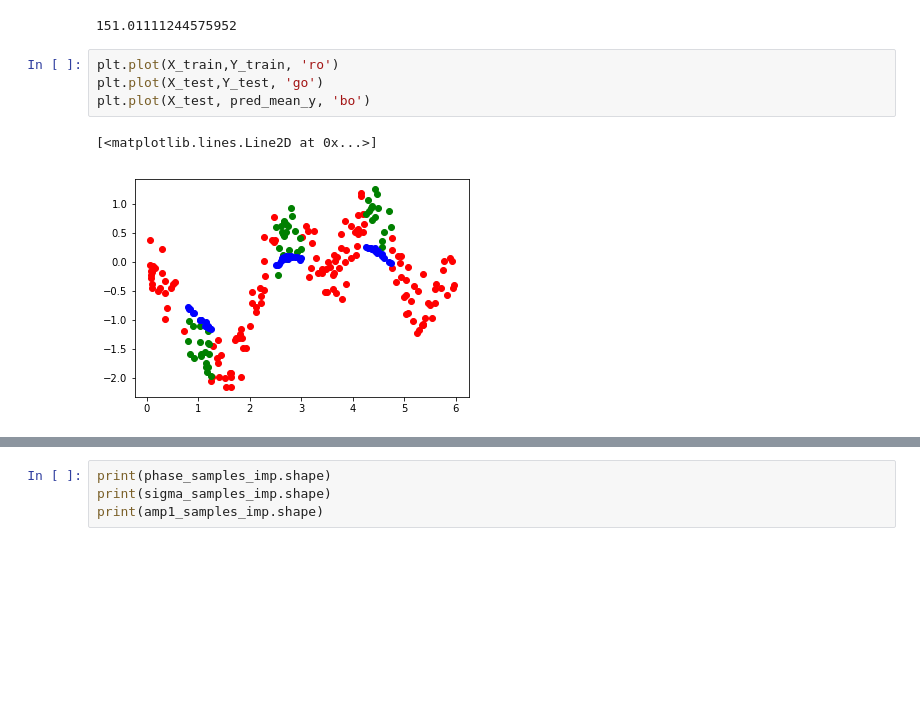
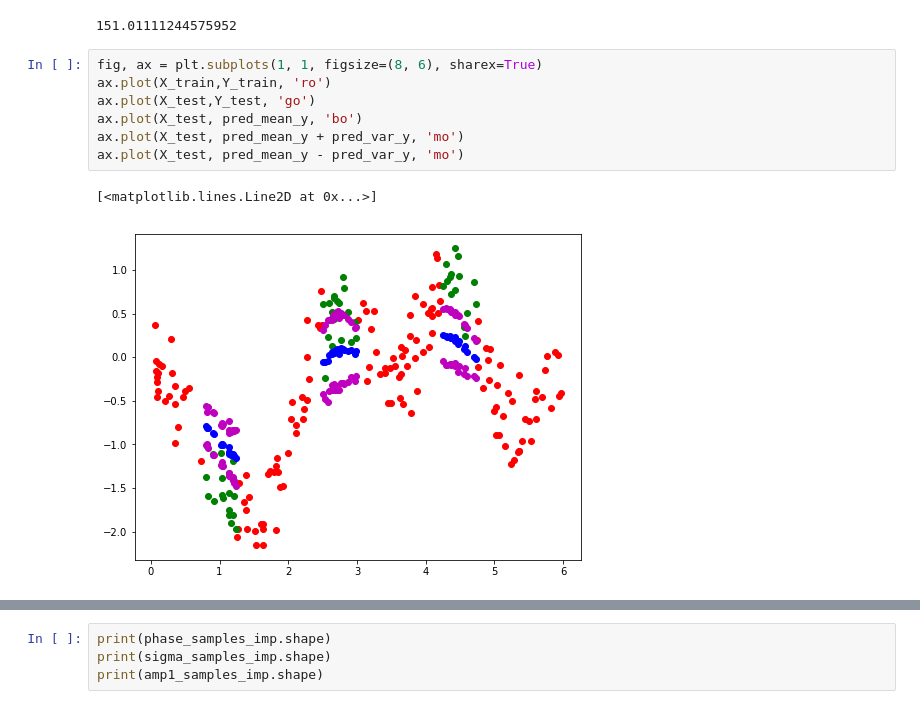
Before and after one commit to adhaka/Sparse_GP_Stan, a Jupyter notebook: temp_work/gp_rff_rbf_pred.ipynb, the cells around one changed output, grey strips where cells are left out. Drawn from its saved outputs; the diff is of its cells as text; blank space fills up the shorter version.

```diff
--- a/temp_work/gp_rff_rbf_pred.ipynb
+++ b/temp_work/gp_rff_rbf_pred.ipynb
@@ -343,9 +360,12 @@ print(mlppd)
 # %% [output]
 151.01111244575952
 # %%
-plt.plot(X_train,Y_train, 'ro')
-plt.plot(X_test,Y_test, 'go')
-plt.plot(X_test, pred_mean_y, 'bo')
+fig, ax = plt.subplots(1, 1, figsize=(8, 6), sharex=True)
+ax.plot(X_train,Y_train, 'ro')
+ax.plot(X_test,Y_test, 'go')
+ax.plot(X_test, pred_mean_y, 'bo')
+ax.plot(X_test, pred_mean_y + pred_var_y, 'mo')
+ax.plot(X_test, pred_mean_y - pred_var_y, 'mo')
 # %% [output]
 [<matplotlib.lines.Line2D at 0x...>]
-[figure, old version]
+[figure, new version]
```
Also changed, not shown: parts of 4 cells of this notebook, 2 other files.
